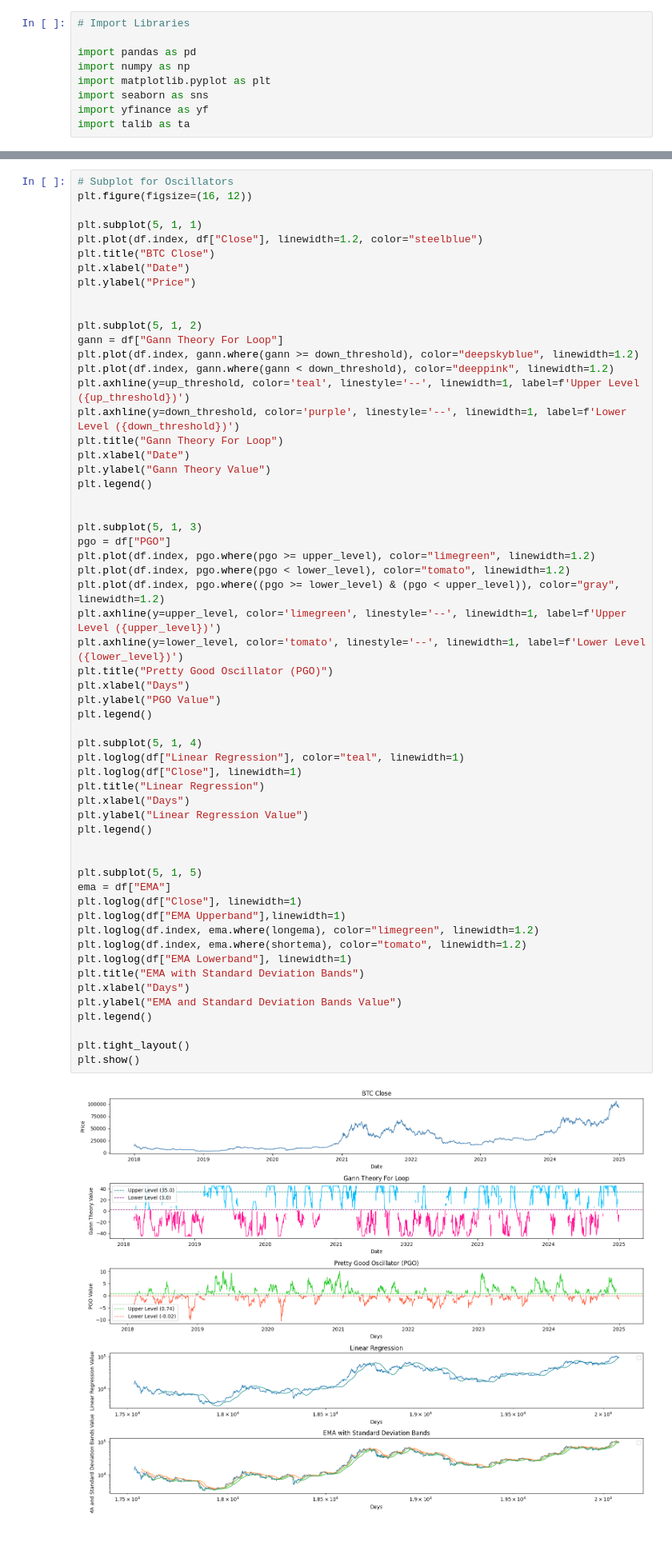
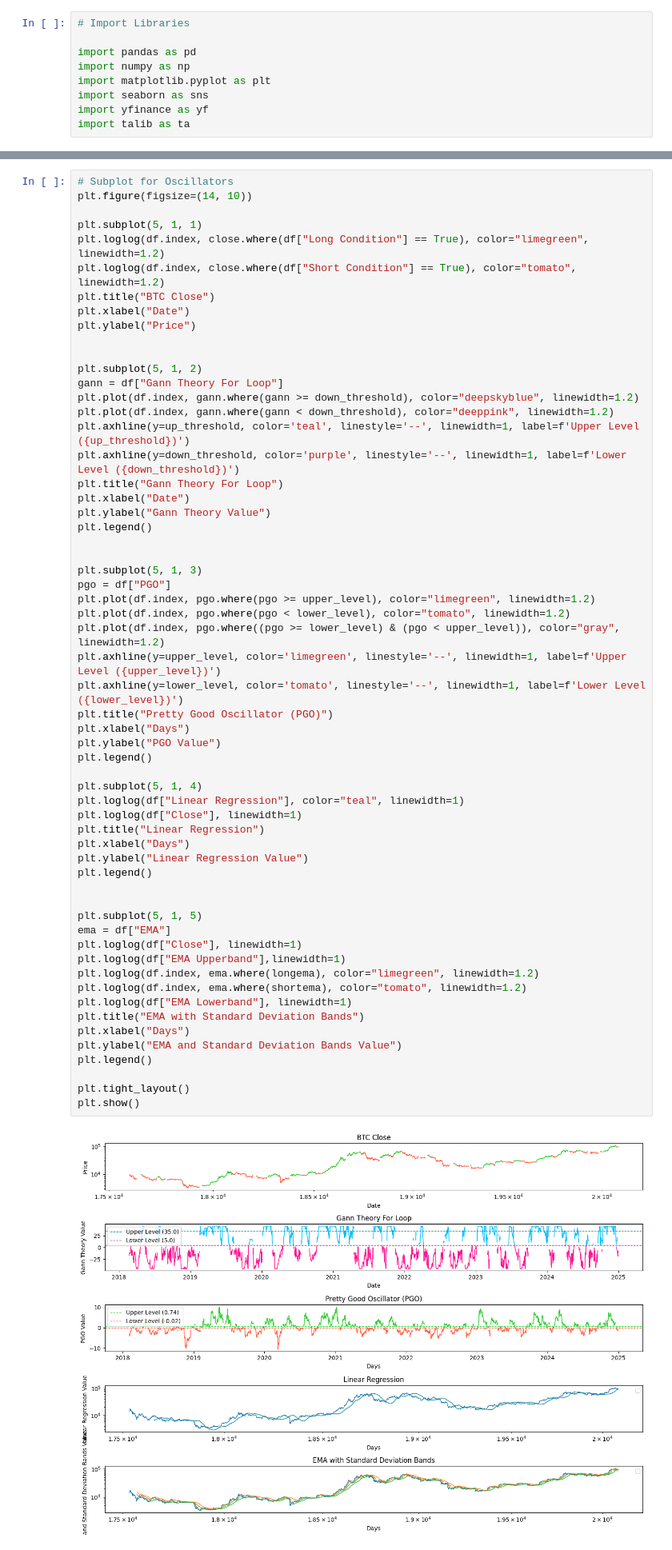
Before and after one commit to QuantLapse/Public-Data-Research-and-Analysis, a Jupyter notebook: Finanical-Analysis/Base-Filter-Strategy-2026.ipynb, the cells around one changed output, grey strips where cells are left out. Shown at 80% size. Cells and saved outputs as stored; diff of their text form.

```diff
--- a/Finanical-Analysis/Base-Filter-Strategy-2026.ipynb
+++ b/Finanical-Analysis/Base-Filter-Strategy-2026.ipynb
@@ -313,9 +255,10 @@ Net Profit: 232504.81787109375
 # %%
 # Subplot for Oscillators
-plt.figure(figsize=(16, 12))
+plt.figure(figsize=(14, 10))
 
 plt.subplot(5, 1, 1)
-plt.plot(df.index, df["Close"], linewidth=1.2, color="steelblue")
+plt.loglog(df.index, close.where(df["Long Condition"] == True), color="limegreen", linewidth=1.2)
+plt.loglog(df.index, close.where(df["Short Condition"] == True), color="tomato", linewidth=1.2)
 plt.title("BTC Close")
 plt.xlabel("Date")
 plt.ylabel("Price")
@@ -342,31 +285,31 @@ plt.axhline(y=upper_level, color='limegreen', linestyle='--', linewidth=1, label
 plt.axhline(y=lower_level, color='tomato', linestyle='--', linewidth=1, label=f'Lower Level ({lower_level})')
 plt.title("Pretty Good Oscillator (PGO)")
 plt.xlabel("Days")
 plt.ylabel("PGO Value")
 plt.legend()
 
 plt.subplot(5, 1, 4)
 plt.loglog(df["Linear Regression"], color="teal", linewidth=1)
 plt.loglog(df["Close"], linewidth=1)
 plt.title("Linear Regression")
 plt.xlabel("Days")
 plt.ylabel("Linear Regression Value")
 plt.legend()
 
 
 plt.subplot(5, 1, 5)
 ema = df["EMA"]
 plt.loglog(df["Close"], linewidth=1)
 plt.loglog(df["EMA Upperband"],linewidth=1)
 plt.loglog(df.index, ema.where(longema), color="limegreen", linewidth=1.2)
 plt.loglog(df.index, ema.where(shortema), color="tomato", linewidth=1.2)
 plt.loglog(df["EMA Lowerband"], linewidth=1)
 plt.title("EMA with Standard Deviation Bands")
 plt.xlabel("Days")
 plt.ylabel("EMA and Standard Deviation Bands Value")
 plt.legend()
 
 plt.tight_layout()
 plt.show()
 # %% [output]
-[figure, old version]
+[figure, new version]
```
Also changed, not shown: parts of 6 cells of this notebook, 1 other file.
